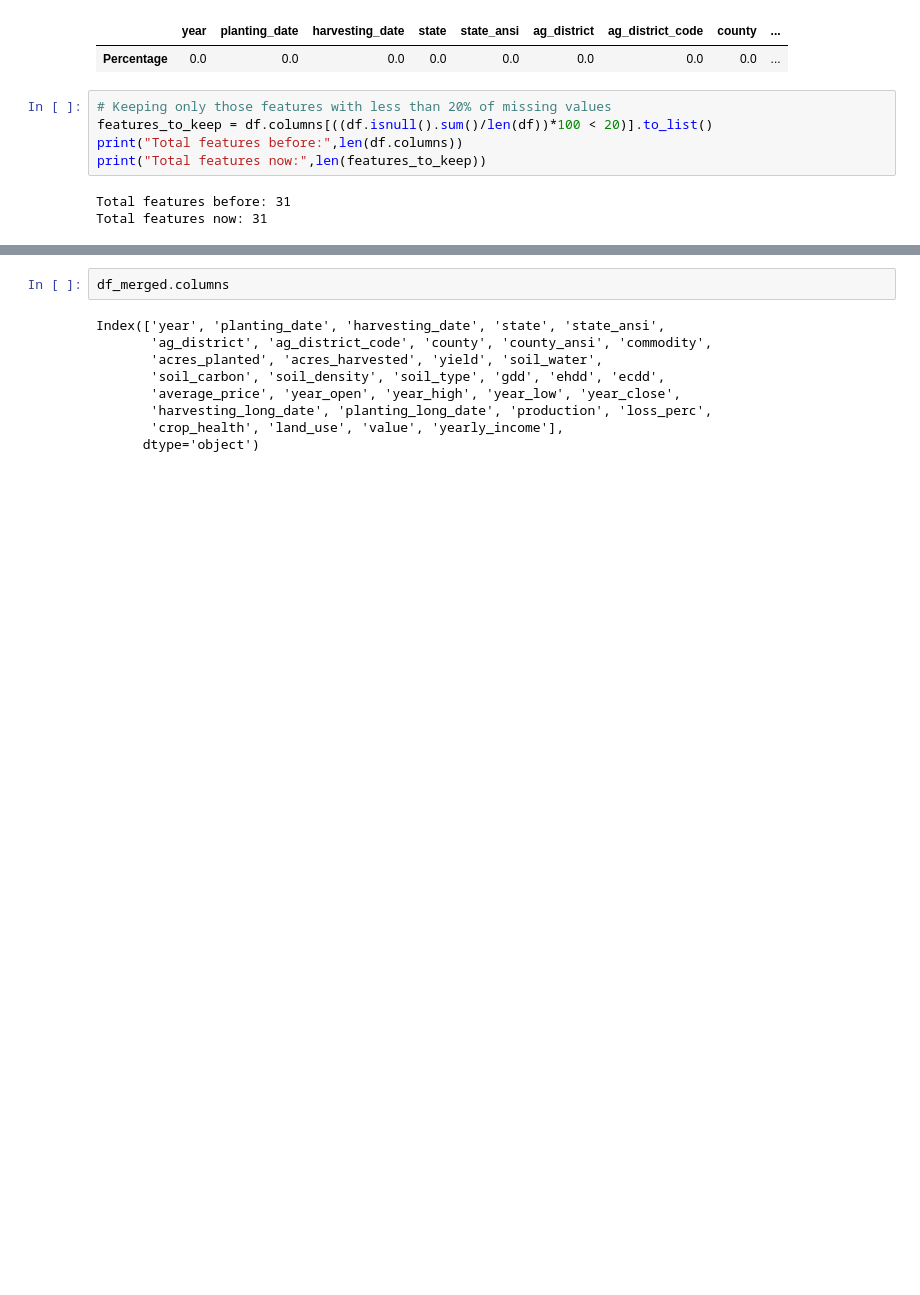
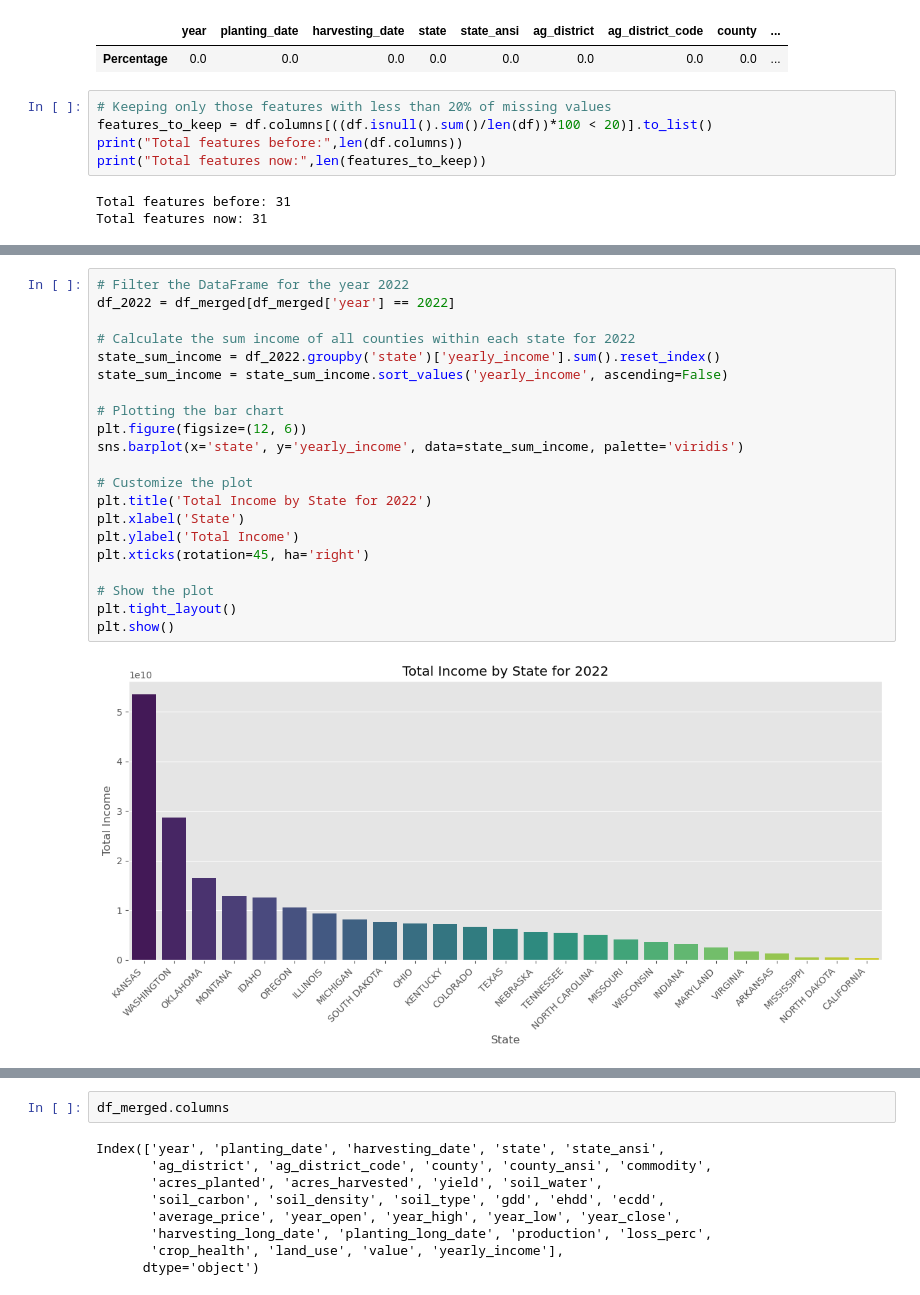
Before and after one commit to abdeleatifi/predict_farm_performance, a Jupyter notebook: Farm_Clustring_EDA.ipynb, the cells around one changed output, grey strips where cells are left out. Cells and saved outputs as stored; diff of their text form; blank space fills up the shorter version.

```diff
--- a/Farm_Clustring_EDA.ipynb
+++ b/Farm_Clustring_EDA.ipynb
@@ -257,0 +300,23 @@ Total features now: 31
+# %%
+# Filter the DataFrame for the year 2022
+df_2022 = df_merged[df_merged['year'] == 2022]
+
+# Calculate the sum income of all counties within each state for 2022
+state_sum_income = df_2022.groupby('state')['yearly_income'].sum().reset_index()
+state_sum_income = state_sum_income.sort_values('yearly_income', ascending=False)
+
+# Plotting the bar chart
+plt.figure(figsize=(12, 6))
+sns.barplot(x='state', y='yearly_income', data=state_sum_income, palette='viridis')
+
+# Customize the plot
+plt.title('Total Income by State for 2022')
+plt.xlabel('State')
+plt.ylabel('Total Income')
+plt.xticks(rotation=45, ha='right')
+
+# Show the plot
+plt.tight_layout()
+plt.show()
+# %% [output]
+[figure, added]
```
Also changed, not shown: parts of 31 cells of this notebook, 4 other files.
